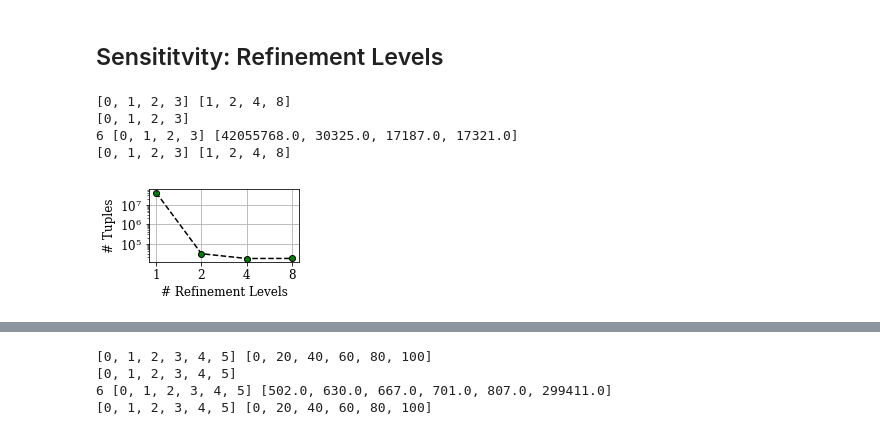
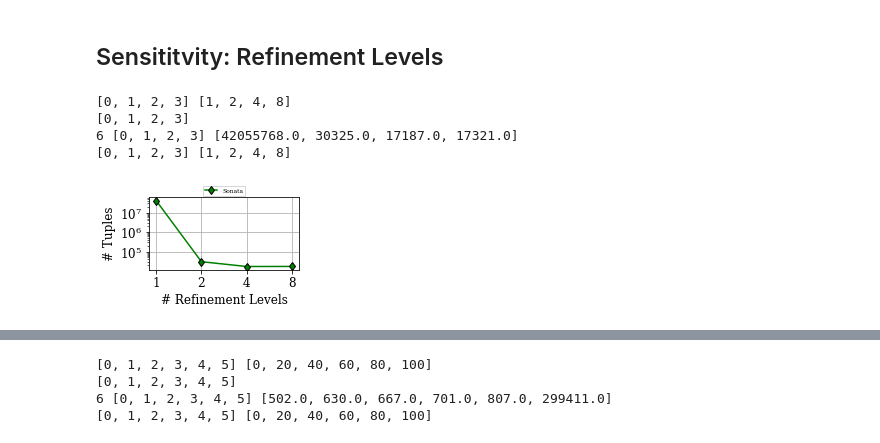
Before and after one commit to agupta13/SONATA-DEV, a Jupyter notebook: analysis/performance_eval/plot_results/plot_results.ipynb, the cells around one changed output, grey strips where cells are left out. Cells and saved outputs as stored; diff of their text form; code cells hidden in the pictures.

```diff
--- a/analysis/performance_eval/plot_results/plot_results.ipynb
+++ b/analysis/performance_eval/plot_results/plot_results.ipynb
@@ -458,7 +474,7 @@ data = {1: {0: {1: 56695698, 2: 56695698.0, 3: 1318314.0, 4: 69561.0, 6: 69547.0
        }
 
 modes = [1,2,3,4,6]
-modes = [3, 4, 6]
+modes = [1,2,3, 4, 6]
 modes_2_labels = {1: "All-SP", 2: "Filter-DP", 3: "Max-DP", 4: "Fix-REF", 6: "Sonata"}
 n_queries = data.keys()
 n_queries.sort()
@@ -477,10 +493,12 @@ def get_plot_data(data, modes):
 matplotlib.rcParams['font.size']= 10
 
 
+
 def draw_plots(data, modes, modes_2_labels):
     f, (ax) = plt.subplots(1)
 #     matplotlib.rcParams['figure.figsize']= [9.375, 1.93]
     matplotlib.rcParams['figure.figsize']= [3.125, 1.93]
+    matplotlib.rcParams['legend.fontsize']= 6
     ctr = 1
     bar_width = 5
     shift = (1+len(modes))*bar_width
@@ -515,8 +533,8 @@ def draw_plots(data, modes, modes_2_labels):
     #ax.set_xlim(xmax=5.25)
     ax.set_yscale("log", nonposy='clip')
     ax.set_ylim(ymin=50000)
-    ax.legend(loc='upper center', bbox_to_anchor=(0.5, 1.18),
-              ncol=5, fancybox=False, shadow=False)
+    ax.legend(loc='upper center', bbox_to_anchor=(0.5, 1.24),
+              ncol=3, fancybox=False, shadow=False, frameon=False)
     fname = "/Users/arpit/Documents/nsdi18/writing/figures/multi_query_analysis_log.eps"
     plt.tight_layout()
     plot_name = fname
@@ -626,6 +650,9 @@ data = {1: {32: 113391396, 1: 113391396, 2: 113391396, 4: 113391396, 8: 11339139
 Ds = [1,2,4,8,12,16,32]
 modes = [6]
 modes_2_labels = {1: "Pl1", 2: "Pl2", 3: "Pl3", 4: "Pl4", 6: "Sonata"}
+modes = [3,4,6]
+modes_2_labels = {1: "Pl1", 2: "Pl2", 3: "Pl3", 4: "Pl4", 6: "Sonata"}
+modes_2_labels = {1: "All-SP", 2: "Filter-DP", 3: "Max-DP", 4: "Fix-REF", 6: "Sonata"}
 hatches = {0:'/', 1:'-', 2:'+', 3:'o', 4:'\\', 5:'x', 6:'o', 7:'O', 8:'.'}
 matplotlib.rcParams['font.size']= 12
 
@@ -652,11 +679,13 @@ def draw_plots(data, modes, modes_2_labels):
         x= xlab
         print mode, x, y
         #ax.bar(x, y, bar_width, alpha=0.8, color=color_n[mode], hatch = hatches[mode],label=modes_2_labels[mode])
-        pl.plot(x,y,label=modes_2_labels[mode],color='k',linestyle='--', marker='o', mec='k', mfc='g')
+#         pl.plot(x,y,label=modes_2_labels[mode],color='k',linestyle='--', marker='o', mec='k', mfc='g')
+        pl.plot(x,y,label=modes_2_labels[mode],color=color_n[mode],linestyle=linestyles[mode], marker=markers[mode],
+                mec='k', mfc=color_n[mode])
 
         ctr += 1
 
-    plt.xlabel(r'$W_{max}$')
+    plt.xlabel('Stateful Actions/stage')
     plt.ylabel('# Tuples')
 
     print ticks, qids
@@ -665,8 +694,8 @@ def draw_plots(data, modes, modes_2_labels):
     #ax.set_xlim(xmax=5.25)
     ax.set_yscale("log", nonposy='clip')
 #     ax.set_xlim(xmin=0.75)
-#     ax.legend(loc='upper center', bbox_to_anchor=(0.5, 1.2),
-#               ncol=5, fancybox=False, shadow=False)
+    ax.legend(loc='upper center', bbox_to_anchor=(0.4, 1.3),
+              ncol=3, fancybox=False, shadow=False, fontsize=9, frameon=False)
     fname = "/Users/arpit/Documents/nsdi18/writing/figures/sensitivity_W_analysis.eps"
     plt.tight_layout()
     plot_name = fname
@@ -696,6 +727,9 @@ Ds = data[6].keys()
 Ds.sort()
 modes = [6]
 modes_2_labels = {1: "Pl1", 2: "Pl2", 3: "Pl3", 4: "Pl4", 6: "Sonata"}
+modes = [3,4,6]
+modes_2_labels = {1: "Pl1", 2: "Pl2", 3: "Pl3", 4: "Pl4", 6: "Sonata"}
+modes_2_labels = {1: "All-SP", 2: "Filter-DP", 3: "Max-DP", 4: "Fix-REF", 6: "Sonata"}
 hatches = {0:'/', 1:'-', 2:'+', 3:'o', 4:'\\', 5:'x', 6:'o', 7:'O', 8:'.'}
 
 matplotlib.rc('text', usetex=False)
@@ -732,11 +766,13 @@ def draw_plots(data, modes, modes_2_labels):
 
         print mode, x, y
         #ax.bar(x, y, bar_width, alpha=0.8, color=color_n[mode], hatch = hatches[mode],label=modes_2_labels[mode])
-        pl.plot(x,y,label=modes_2_labels[mode],color='k',linestyle='--', marker='o', mec='k', mfc='g')
+#         pl.plot(x,y,label=modes_2_labels[mode],color='k',linestyle='--', marker='o', mec='k', mfc='g')
+        pl.plot(x,y,label=modes_2_labels[mode],color=color_n[mode],linestyle=linestyles[mode], marker=markers[mode],
+                mec='k', mfc=color_n[mode])
 
         ctr += 1
 
-    plt.xlabel(r'$B_{max}$ (Mb)')
+    plt.xlabel('Memory/tage (Mb)')
     plt.ylabel('# Tuples')
 
     print ticks, qids
@@ -745,8 +781,8 @@ def draw_plots(data, modes, modes_2_labels):
     #ax.set_xlim(xmax=5.25)
     ax.set_yscale("log", nonposy='clip')
 #     ax.set_xlim(xmin=0.75)
-#     ax.legend(loc='upper center', bbox_to_anchor=(0.5, 1.2),
-#               ncol=5, fancybox=False, shadow=False)
+    ax.legend(loc='upper center', bbox_to_anchor=(0.4, 1.3),
+              ncol=3, fancybox=False, shadow=False, fontsize=9, frameon=False)
     fname = "/Users/arpit/Documents/nsdi18/writing/figures/sensitivity_B_analysis.eps"
     plt.tight_layout()
     plot_name = fname
@@ -769,8 +892,11 @@ data = {8: {6: [17321.0]}, 1: {6: [42055768.0]}, 2: {6: [30325.0]}, 4: {6: [1718
 
 Rs = data.keys()
 Rs.sort()
+modes = [4, 6]
+modes_2_labels = {1: "Pl1", 2: "Pl2", 3: "Pl3", 4: "Pl4", 6: "Sonata"}
 modes = [6]
 modes_2_labels = {1: "Pl1", 2: "Pl2", 3: "Pl3", 4: "Pl4", 6: "Sonata"}
+modes_2_labels = {1: "All-SP", 2: "Filter-DP", 3: "Max-DP", 4: "Fix-REF", 6: "Sonata"}
 hatches = {0:'/', 1:'-', 2:'+', 3:'o', 4:'\\', 5:'x', 6:'o', 7:'O', 8:'.'}
 
 matplotlib.rc('text', usetex=False)
@@ -806,35 +932,37 @@ def draw_plots(data):
         x = xlab
 
         print mode, x, y
         #ax.bar(x, y, bar_width, alpha=0.8, color=color_n[mode], hatch = hatches[mode],label=modes_2_labels[mode])
-        pl.plot(x,y,label=modes_2_labels[mode],color='k',linestyle='--', marker='o', mec='k', mfc='g')
+#         pl.plot(x,y,label=modes_2_labels[mode],color='k',linestyle='--', marker='o', mec='k', mfc='g')
+        pl.plot(x,y,label=modes_2_labels[mode],color=color_n[mode],linestyle=linestyles[mode], marker=markers[mode],
+                mec='k', mfc=color_n[mode])
 
         ctr += 1
 
     plt.xlabel('# Refinement Levels')
     plt.ylabel('# Tuples')
 
     print ticks, qids
     plt.xticks(ticks, qids, rotation=0)
     ax.grid(True)
     #ax.set_xlim(xmax=5.25)
     ax.set_yscale("log", nonposy='clip')
 #     ax.set_xlim(xmin=0.75)
-#     ax.legend(loc='upper center', bbox_to_anchor=(0.5, 1.2),
-#               ncol=5, fancybox=False, shadow=False)
+    ax.legend(loc='upper center', bbox_to_anchor=(0.5, 1.2),
+              ncol=5, fancybox=False, shadow=False)
     fname = "/Users/arpit/Documents/nsdi18/writing/figures/sensitivity_R_analysis.eps"
     plt.tight_layout()
     plot_name = fname
     pl.savefig(plot_name)
     plt.show()
     pass
 
 # plot_data = get_plot_data(data)
 draw_plots(data)
 # %% [output]
 [0, 1, 2, 3] [1, 2, 4, 8]
 [0, 1, 2, 3]
 6 [0, 1, 2, 3] [42055768.0, 30325.0, 17187.0, 17321.0]
 [0, 1, 2, 3] [1, 2, 4, 8]
-[figure, old version]
+[figure, new version]
 # %%
```
Also changed, not shown: parts of 8 cells of this notebook, 9 other files.
